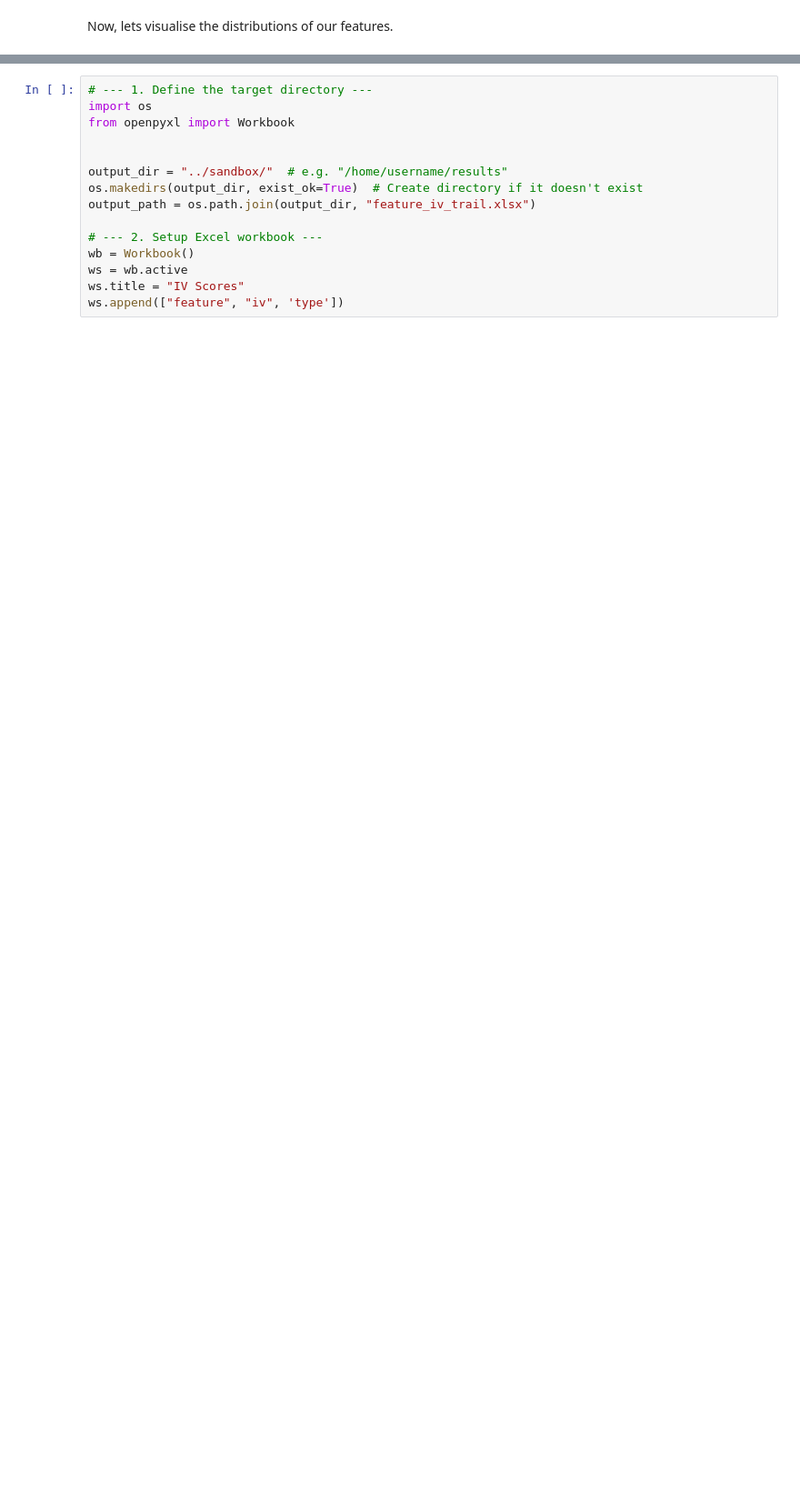
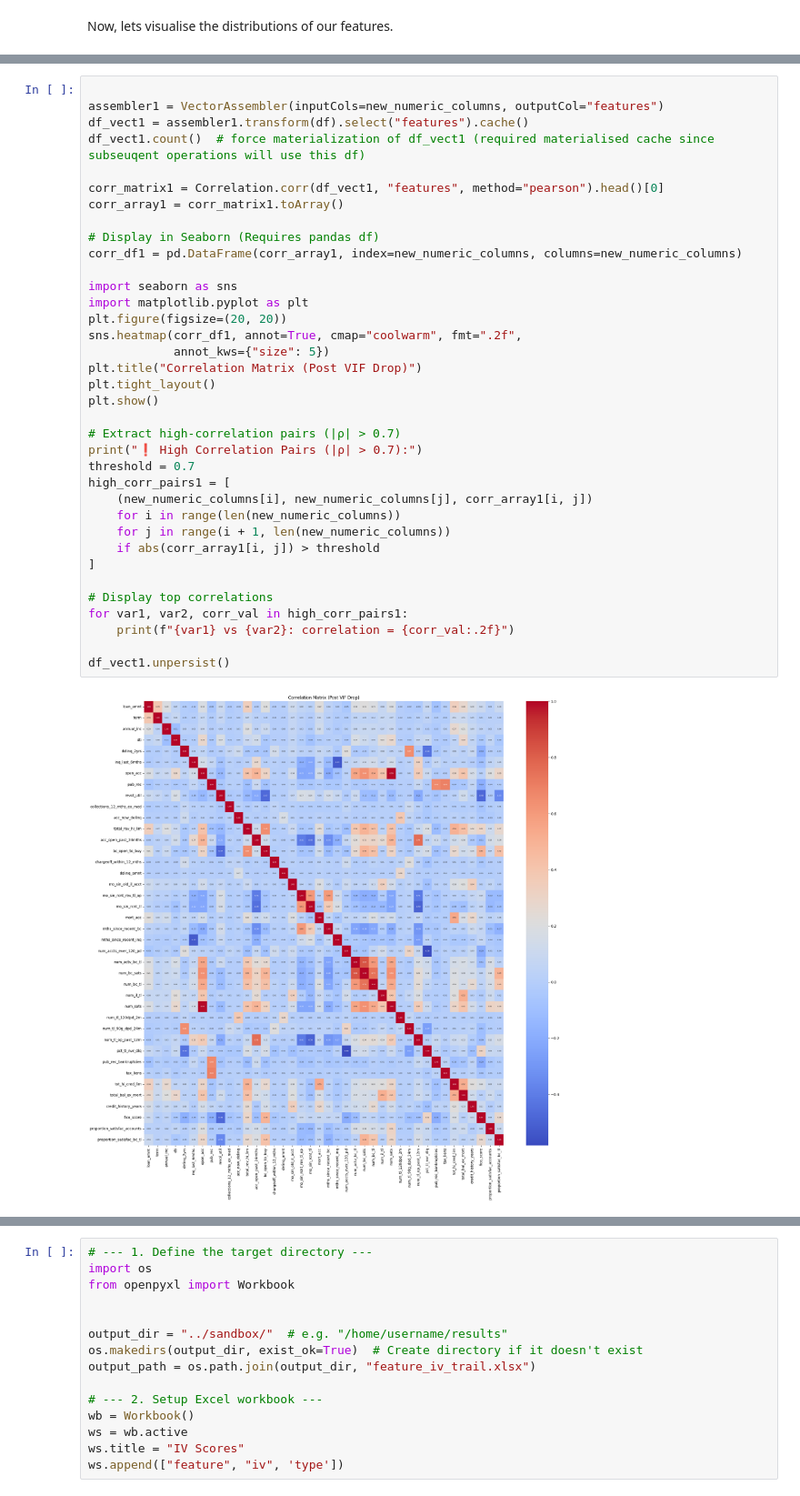
Before and after one commit to luuuneytunes12/Credit-Risk-Modeling-PySpark, a Jupyter notebook: notebooks/4. PD Model Building (I).ipynb, the cells around one changed output, grey strips where cells are left out. Shown at 91% size. Drawn from its saved outputs; the diff is of its cells as text; blank space fills up the shorter version.

```diff
--- a/notebooks/4. PD Model Building (I).ipynb
+++ b/notebooks/4. PD Model Building (I).ipynb
@@ -707,0 +997,38 @@ Now, let's deal with skewness issues. We will group the following numerical feat
+# %%
+
+assembler1 = VectorAssembler(inputCols=new_numeric_columns, outputCol="features")
+df_vect1 = assembler1.transform(df).select("features").cache()
+df_vect1.count()  # force materialization of df_vect1 (required materialised cache since subseuqent operations will use this df)
+
+corr_matrix1 = Correlation.corr(df_vect1, "features", method="pearson").head()[0]
+corr_array1 = corr_matrix1.toArray()
+
+# Display in Seaborn (Requires pandas df)
+corr_df1 = pd.DataFrame(corr_array1, index=new_numeric_columns, columns=new_numeric_columns)
+
+import seaborn as sns
+import matplotlib.pyplot as plt
+plt.figure(figsize=(20, 20))
+sns.heatmap(corr_df1, annot=True, cmap="coolwarm", fmt=".2f",
+            annot_kws={"size": 5})
+plt.title("Correlation Matrix (Post VIF Drop)")
+plt.tight_layout()
+plt.show()
+
+# Extract high-correlation pairs (|ρ| > 0.7)
+print("❗ High Correlation Pairs (|ρ| > 0.7):")
+threshold = 0.7
+high_corr_pairs1 = [
+    (new_numeric_columns[i], new_numeric_columns[j], corr_array1[i, j])
+    for i in range(len(new_numeric_columns))
+    for j in range(i + 1, len(new_numeric_columns))
+    if abs(corr_array1[i, j]) > threshold
+]
+
+# Display top correlations
+for var1, var2, corr_val in high_corr_pairs1:
+    print(f"{var1} vs {var2}: correlation = {corr_val:.2f}")
+
+df_vect1.unpersist()
+# %% [output]
+[figure, added]
```
Also changed, not shown: parts of 72 cells of this notebook, 9 other files.
